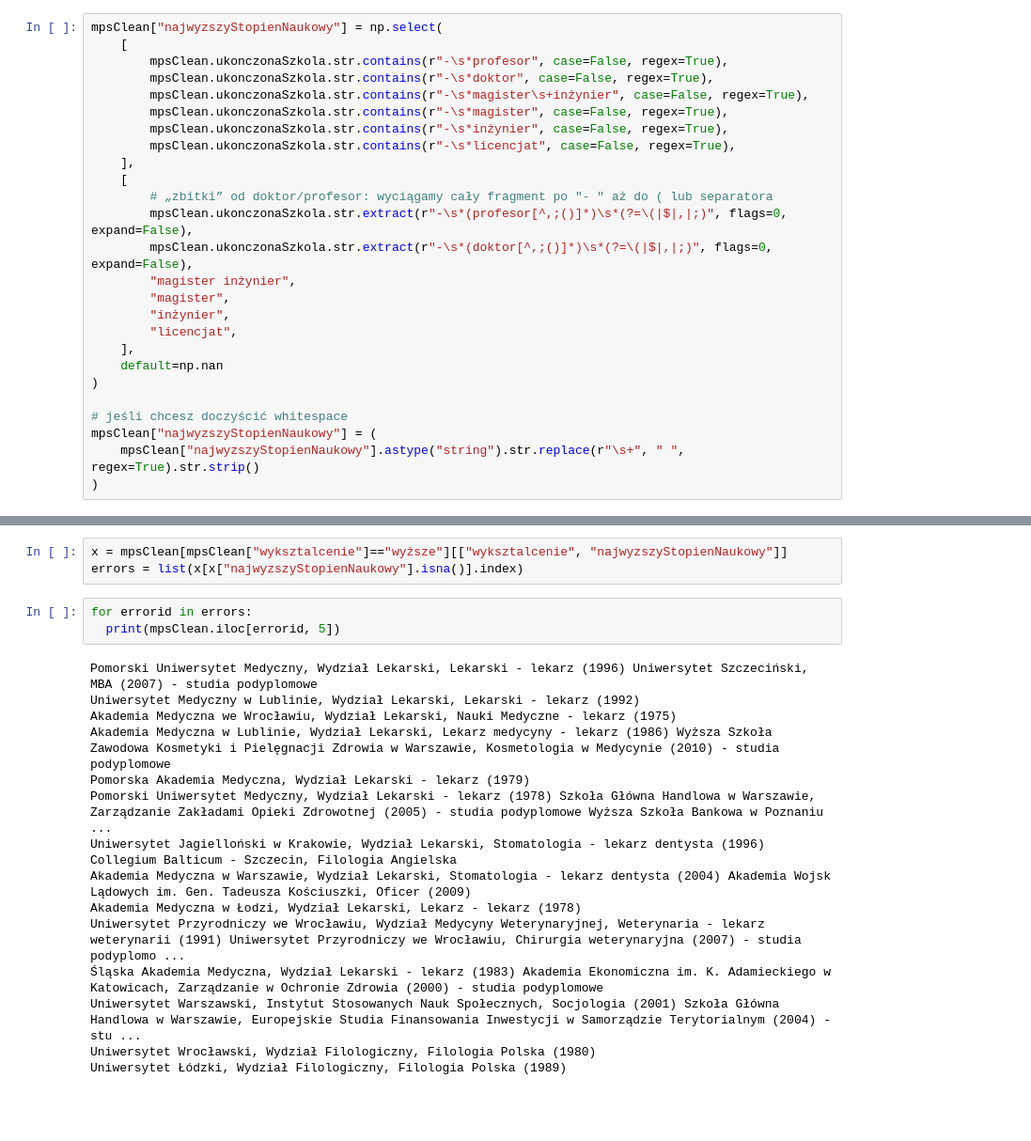
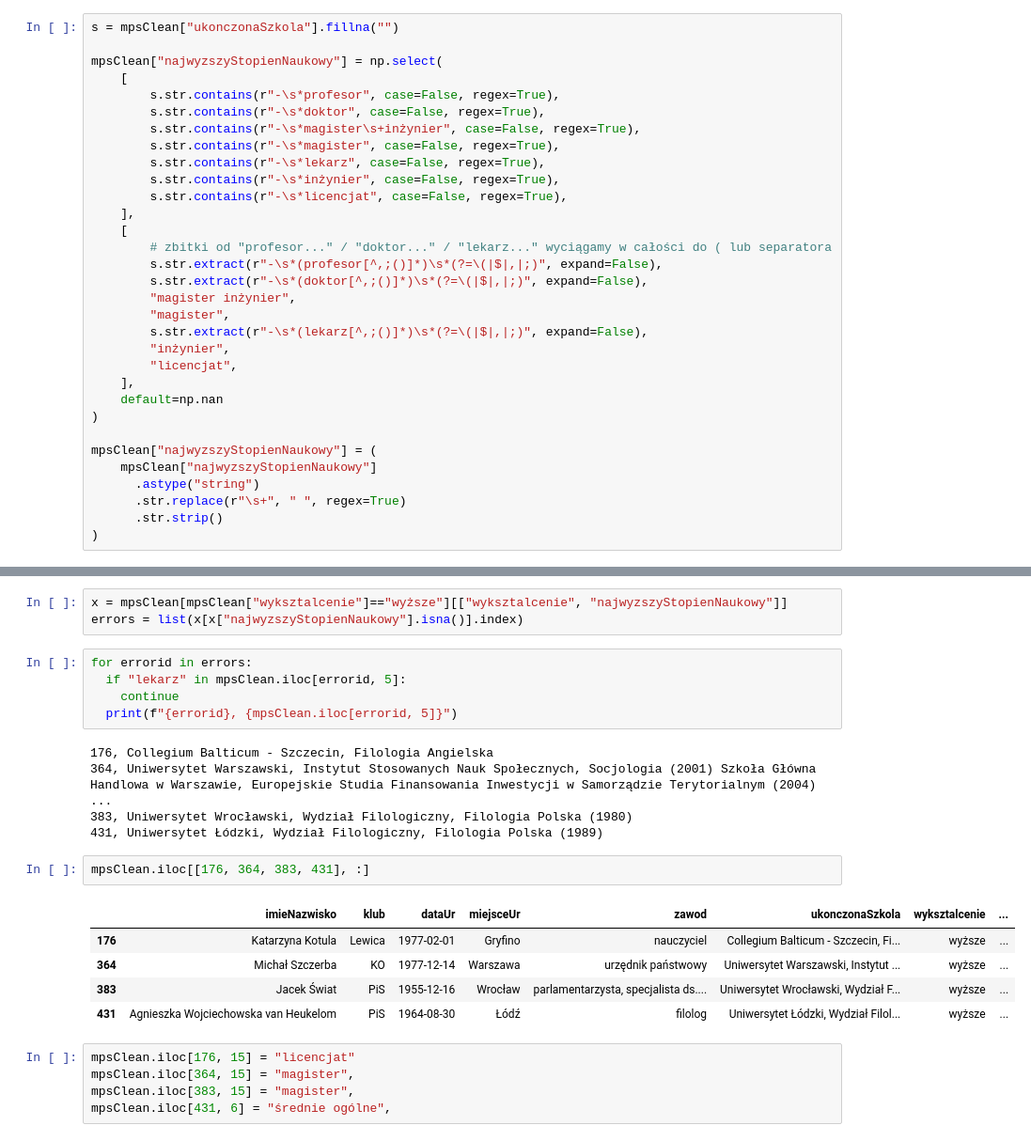
Before and after one commit to stawarzkrzysztof/textMiningLingwistykaSejmowa, a Jupyter notebook: 2dataPreprocessing/dataPreprocessing.ipynb, the cells around one changed output, grey strips where cells are left out. Shown at 94% size. Cells and saved outputs as stored; diff of their text form; blank space fills up the shorter version.

```diff
--- a/2dataPreprocessing/dataPreprocessing.ipynb
+++ b/2dataPreprocessing/dataPreprocessing.ipynb
@@ -442,30 +442,36 @@ mpsClean.head()
 | 3 | Waldemar Andzel | PiS | 1971-09-17 | Czeladź | politolog | Uniwersytet Śląski w Katowicach, ... | wyższe | ... |
 | 4 | Dorota Arciszewska-Mielewczyk | PiS | 1968-02-16 | Gdynia | ekonomista, menedżer | Uniwersytet Gdański, Wydział Ekon... | wyższe | ... |
 # %%
+s = mpsClean["ukonczonaSzkola"].fillna("")
+
 mpsClean["najwyzszyStopienNaukowy"] = np.select(
     [
-        mpsClean.ukonczonaSzkola.str.contains(r"-\s*profesor", case=False, regex=True),
-        mpsClean.ukonczonaSzkola.str.contains(r"-\s*doktor", case=False, regex=True),
-        mpsClean.ukonczonaSzkola.str.contains(r"-\s*magister\s+inżynier", case=False, regex=True),
-        mpsClean.ukonczonaSzkola.str.contains(r"-\s*magister", case=False, regex=True),
-        mpsClean.ukonczonaSzkola.str.contains(r"-\s*inżynier", case=False, regex=True),
-        mpsClean.ukonczonaSzkola.str.contains(r"-\s*licencjat", case=False, regex=True),
+        s.str.contains(r"-\s*profesor", case=False, regex=True),
+        s.str.contains(r"-\s*doktor", case=False, regex=True),
+        s.str.contains(r"-\s*magister\s+inżynier", case=False, regex=True),
+        s.str.contains(r"-\s*magister", case=False, regex=True),
+        s.str.contains(r"-\s*lekarz", case=False, regex=True),
+        s.str.contains(r"-\s*inżynier", case=False, regex=True),
+        s.str.contains(r"-\s*licencjat", case=False, regex=True),
     ],
     [
-        # „zbitki” od doktor/profesor: wyciągamy cały fragment po "- " aż do ( lub separatora
-        mpsClean.ukonczonaSzkola.str.extract(r"-\s*(profesor[^,;()]*)\s*(?=\(|$|,|;)", flags=0, expand=False),
-        mpsClean.ukonczonaSzkola.str.extract(r"-\s*(doktor[^,;()]*)\s*(?=\(|$|,|;)", flags=0, expand=False),
+        # zbitki od "profesor..." / "doktor..." / "lekarz..." wyciągamy w całości do ( lub separatora
+        s.str.extract(r"-\s*(profesor[^,;()]*)\s*(?=\(|$|,|;)", expand=False),
+        s.str.extract(r"-\s*(doktor[^,;()]*)\s*(?=\(|$|,|;)", expand=False),
         "magister inżynier",
         "magister",
+        s.str.extract(r"-\s*(lekarz[^,;()]*)\s*(?=\(|$|,|;)", expand=False),
         "inżynier",
         "licencjat",
     ],
     default=np.nan
 )
 
-# jeśli chcesz doczyścić whitespace
 mpsClean["najwyzszyStopienNaukowy"] = (
-    mpsClean["najwyzszyStopienNaukowy"].astype("string").str.replace(r"\s+", " ", regex=True).str.strip()
+    mpsClean["najwyzszyStopienNaukowy"]
+      .astype("string")
+      .str.replace(r"\s+", " ", regex=True)
+      .str.strip()
 )
 # %%
 mpsClean.head()
@@ -493,20 +499,24 @@ x = mpsClean[mpsClean["wyksztalcenie"]=="wyższe"][["wyksztalcenie", "najwyzszyS
 errors = list(x[x["najwyzszyStopienNaukowy"].isna()].index)
 # %%
 for errorid in errors:
-  print(mpsClean.iloc[errorid, 5])
+  if "lekarz" in mpsClean.iloc[errorid, 5]:
+    continue
+  print(f"{errorid}, {mpsClean.iloc[errorid, 5]}")
 # %% [output]
-Pomorski Uniwersytet Medyczny, Wydział Lekarski, Lekarski - lekarz (1996) Uniwersytet Szczeciński, MBA (2007) - studia podyplomowe
-Uniwersytet Medyczny w Lublinie, Wydział Lekarski, Lekarski - lekarz (1992)
-Akademia Medyczna we Wrocławiu, Wydział Lekarski, Nauki Medyczne - lekarz (1975)
-Akademia Medyczna w Lublinie, Wydział Lekarski, Lekarz medycyny - lekarz (1986) Wyższa Szkoła Zawodowa Kosmetyki i Pielęgnacji Zdrowia w Warszawie, Kosmetologia w Medycynie (2010) - studia podyplomowe
-Pomorska Akademia Medyczna, Wydział Lekarski - lekarz (1979)
-Pomorski Uniwersytet Medyczny, Wydział Lekarski - lekarz (1978) Szkoła Główna Handlowa w Warszawie, Zarządzanie Zakładami Opieki Zdrowotnej (2005) - studia podyplomowe Wyższa Szkoła Bankowa w Poznaniu ...
-Uniwersytet Jagielloński w Krakowie, Wydział Lekarski, Stomatologia - lekarz dentysta (1996)
-Collegium Balticum - Szczecin, Filologia Angielska
-Akademia Medyczna w Warszawie, Wydział Lekarski, Stomatologia - lekarz dentysta (2004) Akademia Wojsk Lądowych im. Gen. Tadeusza Kościuszki, Oficer (2009)
-Akademia Medyczna w Łodzi, Wydział Lekarski, Lekarz - lekarz (1978)
-Uniwersytet Przyrodniczy we Wrocławiu, Wydział Medycyny Weterynaryjnej, Weterynaria - lekarz weterynarii (1991) Uniwersytet Przyrodniczy we Wrocławiu, Chirurgia weterynaryjna (2007) - studia podyplomo ...
-Śląska Akademia Medyczna, Wydział Lekarski - lekarz (1983) Akademia Ekonomiczna im. K. Adamieckiego w Katowicach, Zarządzanie w Ochronie Zdrowia (2000) - studia podyplomowe
-Uniwersytet Warszawski, Instytut Stosowanych Nauk Społecznych, Socjologia (2001) Szkoła Główna Handlowa w Warszawie, Europejskie Studia Finansowania Inwestycji w Samorządzie Terytorialnym (2004) - stu ...
-Uniwersytet Wrocławski, Wydział Filologiczny, Filologia Polska (1980)
-Uniwersytet Łódzki, Wydział Filologiczny, Filologia Polska (1989)
+176, Collegium Balticum - Szczecin, Filologia Angielska
+364, Uniwersytet Warszawski, Instytut Stosowanych Nauk Społecznych, Socjologia (2001) Szkoła Główna Handlowa w Warszawie, Europejskie Studia Finansowania Inwestycji w Samorządzie Terytorialnym (2004)  ...
+383, Uniwersytet Wrocławski, Wydział Filologiczny, Filologia Polska (1980)
+431, Uniwersytet Łódzki, Wydział Filologiczny, Filologia Polska (1989)
+# %%
+mpsClean.iloc[[176, 364, 383, 431], :]
+# %% [output]
+|  | imieNazwisko | klub | dataUr | miejsceUr | zawod | ukonczonaSzkola | wyksztalcenie | ... |
+| 176 | Katarzyna Kotula | Lewica | 1977-02-01 | Gryfino | nauczyciel | Collegium Balticum - Szczecin, Fi... | wyższe | ... |
+| 364 | Michał Szczerba | KO | 1977-12-14 | Warszawa | urzędnik państwowy | Uniwersytet Warszawski, Instytut ... | wyższe | ... |
+| 383 | Jacek Świat | PiS | 1955-12-16 | Wrocław | parlamentarzysta, specjalista ds.... | Uniwersytet Wrocławski, Wydział F... | wyższe | ... |
+| 431 | Agnieszka Wojciechowska van Heukelom | PiS | 1964-08-30 | Łódź | filolog | Uniwersytet Łódzki, Wydział Filol... | wyższe | ... |
+# %%
+mpsClean.iloc[176, 15] = "licencjat"
+mpsClean.iloc[364, 15] = "magister",
+mpsClean.iloc[383, 15] = "magister",
+mpsClean.iloc[431, 6] = "średnie ogólne",
```
Also changed, not shown: parts of 8 cells of this notebook, 1 other file.
